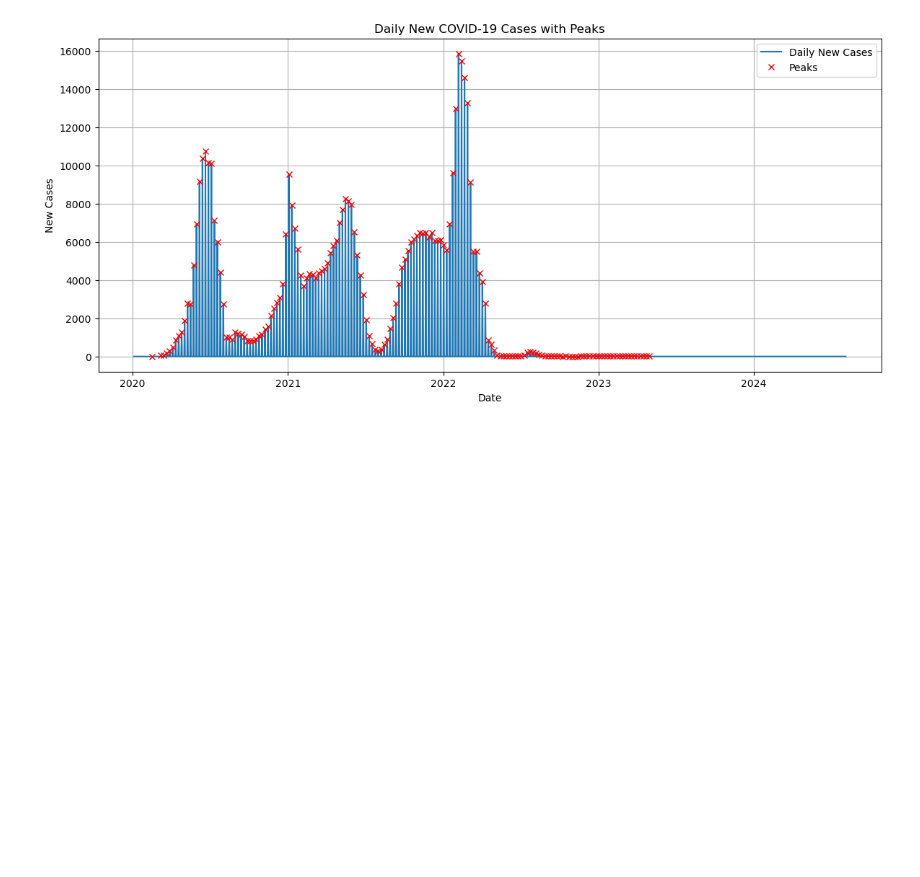
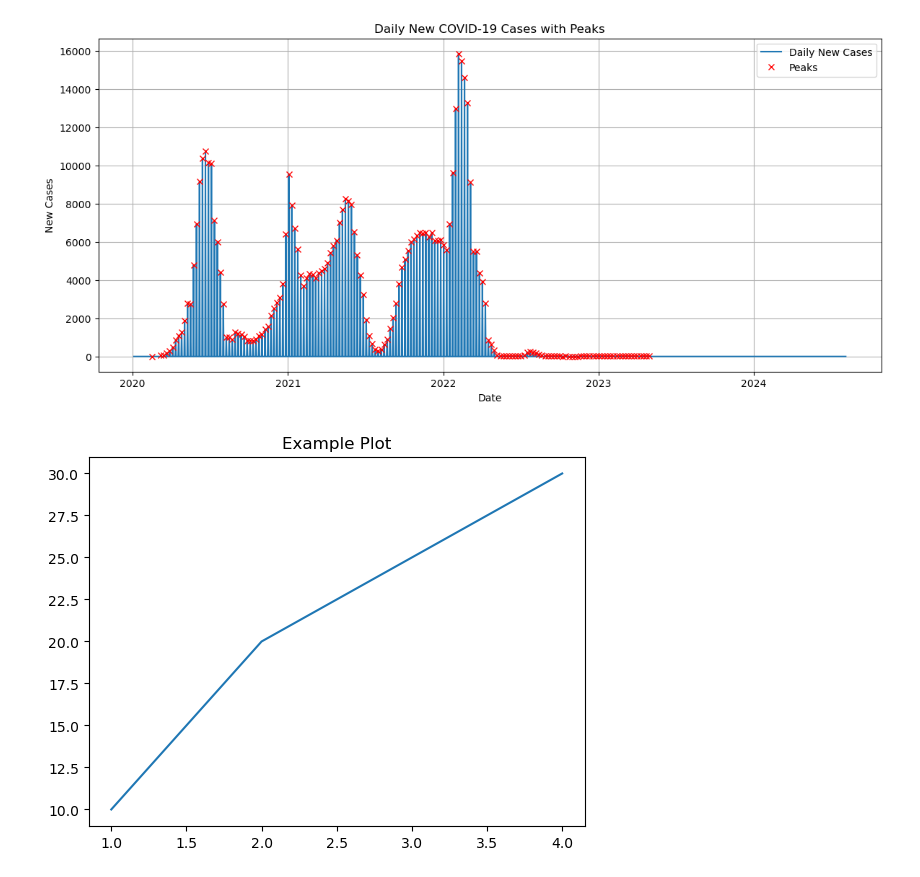
Before and after one commit to nottwinkes/covid19-analysis-egypt, a Jupyter notebook: covid_analysis.ipynb, the cells around one changed output. Cells and saved outputs as stored; diff of their text form; code cells hidden in the pictures; blank space fills up the shorter version.

Commit message:
Add images folder with saved plots

```diff
--- a/covid_analysis.ipynb
+++ b/covid_analysis.ipynb
@@ -350,0 +356,19 @@ plt.show()
+# %%
+import matplotlib.pyplot as plt
+import os
+
+# نتأكد إن المجلد موجود
+if not os.path.exists('images'):
+    os.makedirs('images')
+
+# ارسم بيانات بسيطة
+plt.plot([1,2,3,4], [10,20,25,30])
+plt.title("Example Plot")
+
+# احفظ الرسم كصورة
+plt.savefig('images/plot1.png')
+
+# اعرض الرسم
+plt.show()
+# %% [output]
+[figure, added]
```
Also changed, not shown: parts of 3 cells of this notebook, 3 other files.
